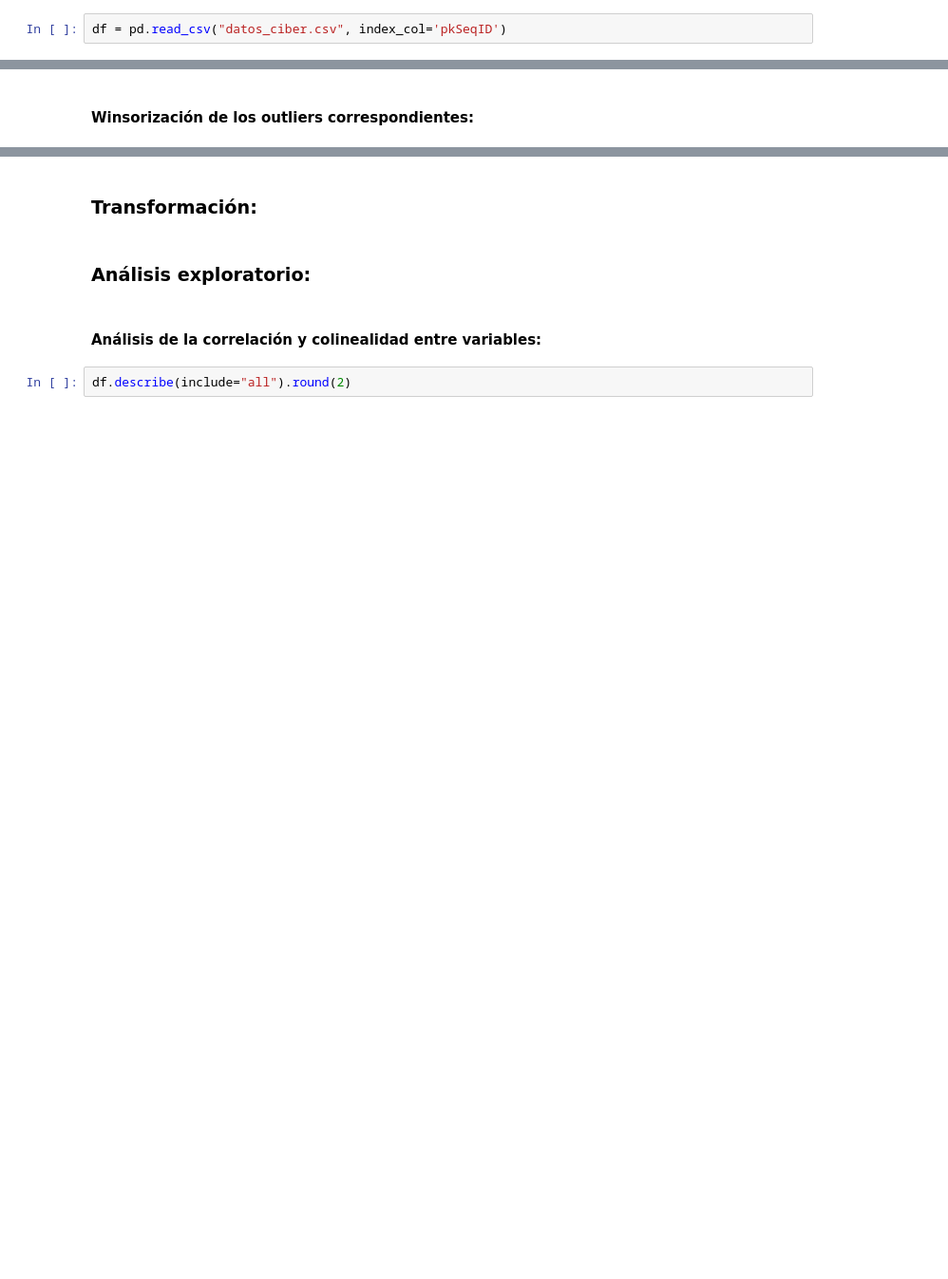
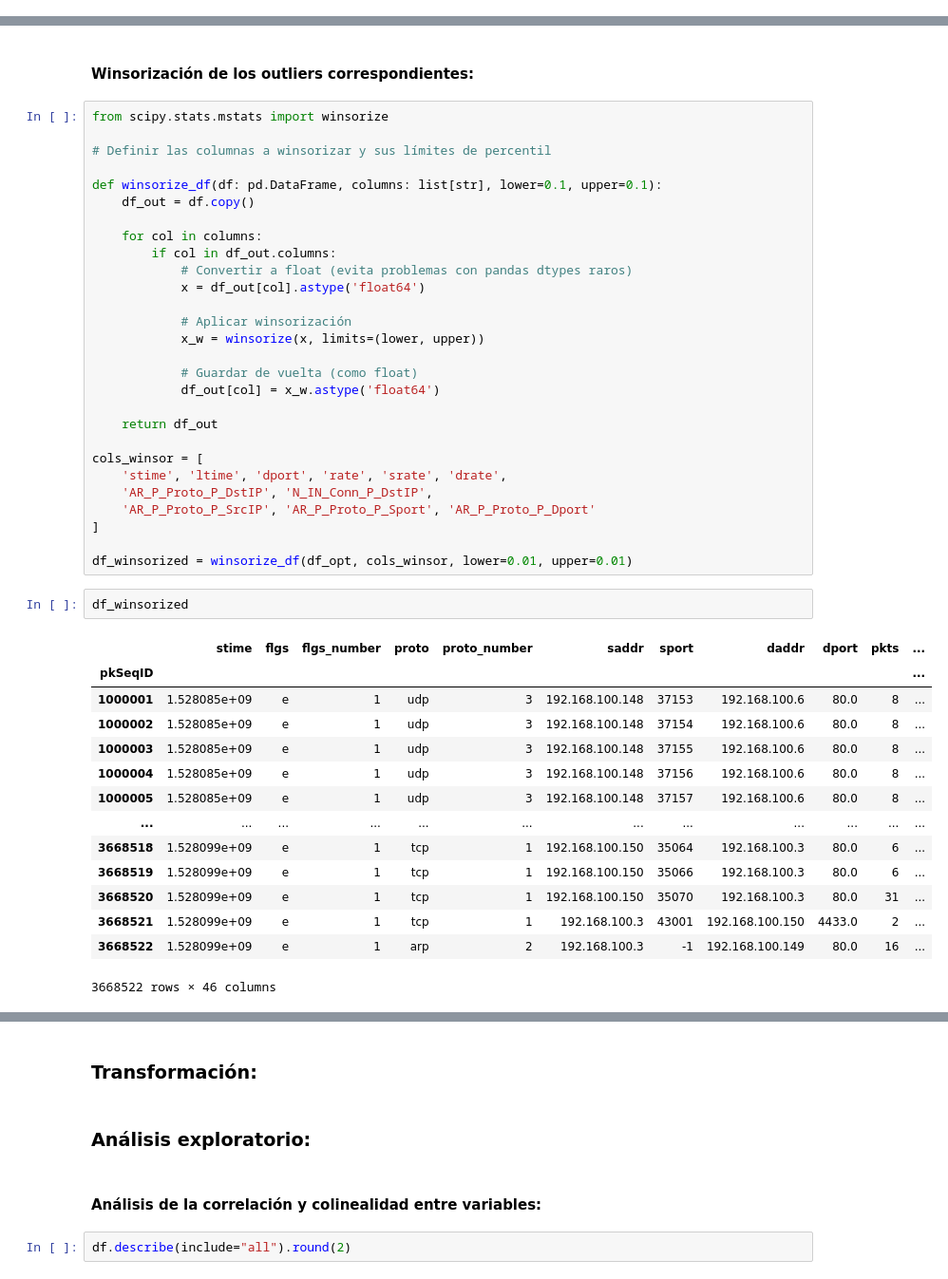
Before and after one commit to PabloDelaFuenteArteaga/autoencoders-ciberseguridad, a Jupyter notebook: notebooks/codigo.ipynb, the cells around one changed output, grey strips where cells are left out. Shown at 95% size. Saved outputs shown, nothing was run; the diff lists cells and outputs as text; blank space fills up the shorter version.

```diff
--- a/notebooks/codigo.ipynb
+++ b/notebooks/codigo.ipynb
@@ -62,8 +62,6 @@ Explicación de cada variable:
 - `dpkts`           	Destination-to-source packet count
 # %% [markdown]
 ## Preprocesado:
-# %%
-df = pd.read_csv("datos_ciber.csv", index_col='pkSeqID')
 # %%
 dtypes = {
     'stime': 'float32',
@@ -290,2 +296,47 @@ dtype: Int64
 # %% [markdown]
 #### Winsorización de los outliers correspondientes:
+# %%
+from scipy.stats.mstats import winsorize
+
+# Definir las columnas a winsorizar y sus límites de percentil
+
+def winsorize_df(df: pd.DataFrame, columns: list[str], lower=0.1, upper=0.1):
+    df_out = df.copy()
+
+    for col in columns:
+        if col in df_out.columns:
+            # Convertir a float (evita problemas con pandas dtypes raros)
+            x = df_out[col].astype('float64')
+
+            # Aplicar winsorización
+            x_w = winsorize(x, limits=(lower, upper))
+
+            # Guardar de vuelta (como float)
+            df_out[col] = x_w.astype('float64')
+
+    return df_out
+
+cols_winsor = [
+    'stime', 'ltime', 'dport', 'rate', 'srate', 'drate',
+    'AR_P_Proto_P_DstIP', 'N_IN_Conn_P_DstIP',
+    'AR_P_Proto_P_SrcIP', 'AR_P_Proto_P_Sport', 'AR_P_Proto_P_Dport'
+]
+
+df_winsorized = winsorize_df(df_opt, cols_winsor, lower=0.01, upper=0.01)
+# %%
+df_winsorized
+# %% [output]
+|  | stime | flgs | flgs_number | proto | proto_number | saddr | sport | daddr | dport | pkts | ... |
+| pkSeqID |  |  |  |  |  |  |  |  |  |  | ... |
+| 1000001 | 1.528085e+09 | e | 1 | udp | 3 | 192.168.100.148 | 37153 | 192.168.100.6 | 80.0 | 8 | ... |
+| 1000002 | 1.528085e+09 | e | 1 | udp | 3 | 192.168.100.148 | 37154 | 192.168.100.6 | 80.0 | 8 | ... |
+| 1000003 | 1.528085e+09 | e | 1 | udp | 3 | 192.168.100.148 | 37155 | 192.168.100.6 | 80.0 | 8 | ... |
+| 1000004 | 1.528085e+09 | e | 1 | udp | 3 | 192.168.100.148 | 37156 | 192.168.100.6 | 80.0 | 8 | ... |
+| 1000005 | 1.528085e+09 | e | 1 | udp | 3 | 192.168.100.148 | 37157 | 192.168.100.6 | 80.0 | 8 | ... |
+| ... | ... | ... | ... | ... | ... | ... | ... | ... | ... | ... | ... |
+| 3668518 | 1.528099e+09 | e | 1 | tcp | 1 | 192.168.100.150 | 35064 | 192.168.100.3 | 80.0 | 6 | ... |
+| 3668519 | 1.528099e+09 | e | 1 | tcp | 1 | 192.168.100.150 | 35066 | 192.168.100.3 | 80.0 | 6 | ... |
+| 3668520 | 1.528099e+09 | e | 1 | tcp | 1 | 192.168.100.150 | 35070 | 192.168.100.3 | 80.0 | 31 | ... |
+| 3668521 | 1.528099e+09 | e | 1 | tcp | 1 | 192.168.100.3 | 43001 | 192.168.100.150 | 4433.0 | 2 | ... |
+| 3668522 | 1.528099e+09 | e | 1 | arp | 2 | 192.168.100.3 | -1 | 192.168.100.149 | 80.0 | 16 | ... |
+3668522 rows × 46 columns
```
Also changed, not shown: parts of 8 cells of this notebook.
